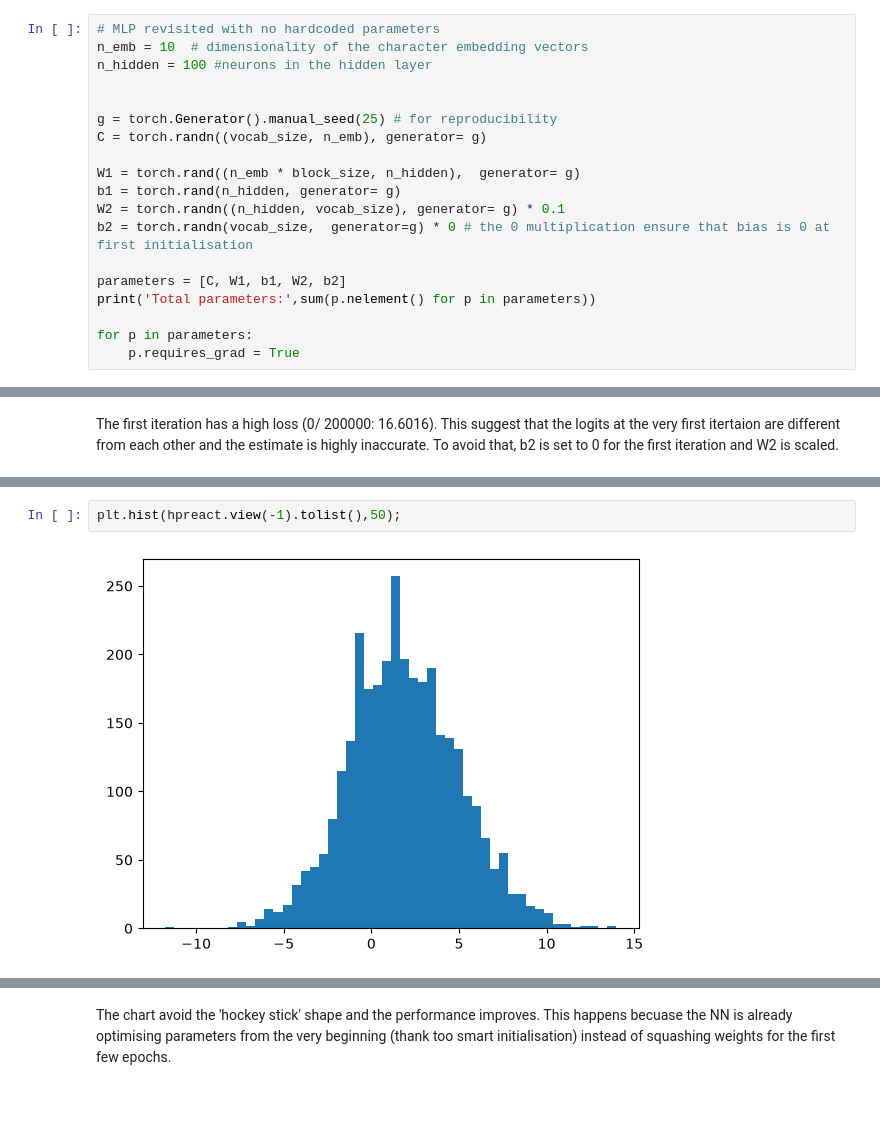
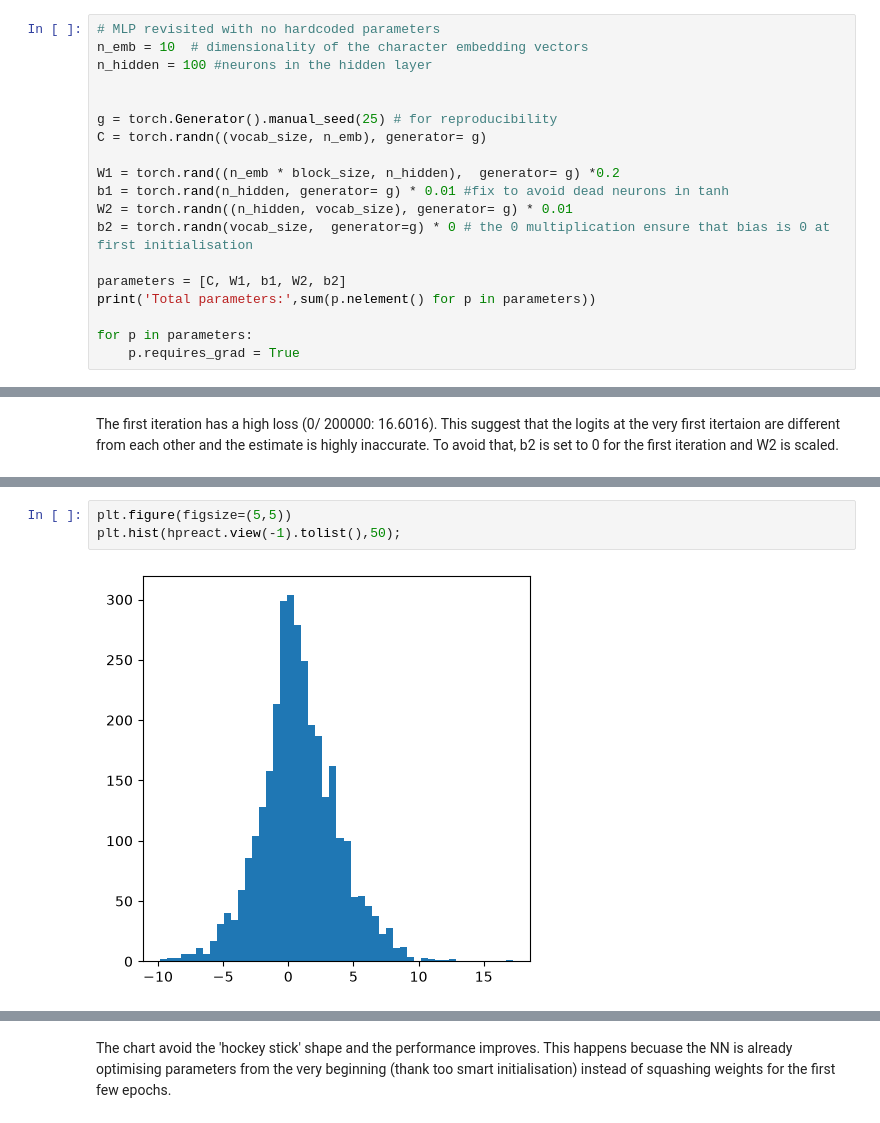
Before and after one commit to lorenzomontin/Makemore, a Jupyter notebook: MLP_revisited.ipynb, the cells around one changed output, grey strips where cells are left out. Saved outputs shown, nothing was run; the diff lists cells and outputs as text.

```diff
--- a/MLP_revisited.ipynb
+++ b/MLP_revisited.ipynb
@@ -66,9 +66,9 @@ n_hidden = 100 #neurons in the hidden layer
 g = torch.Generator().manual_seed(25) # for reproducibility
 C = torch.randn((vocab_size, n_emb), generator= g)
 
-W1 = torch.rand((n_emb * block_size, n_hidden),  generator= g)
-b1 = torch.rand(n_hidden, generator= g)
-W2 = torch.randn((n_hidden, vocab_size), generator= g) * 0.1
+W1 = torch.rand((n_emb * block_size, n_hidden),  generator= g) *0.2
+b1 = torch.rand(n_hidden, generator= g) * 0.01 #fix to avoid dead neurons in tanh
+W2 = torch.randn((n_hidden, vocab_size), generator= g) * 0.01
 b2 = torch.randn(vocab_size,  generator=g) * 0 # the 0 multiplication ensure that bias is 0 at first initialisation
 
 parameters = [C, W1, b1, W2, b2]
@@ -140,5 +146,6 @@ Below it's possible to observe the effect of the activation function tanh, which
 # %%
+plt.figure(figsize=(5,5))
 plt.hist(hpreact.view(-1).tolist(),50);
 # %% [output]
-[figure, old version]
+[figure, new version]
 # %%
```
Also changed, not shown: parts of 6 cells of this notebook.
